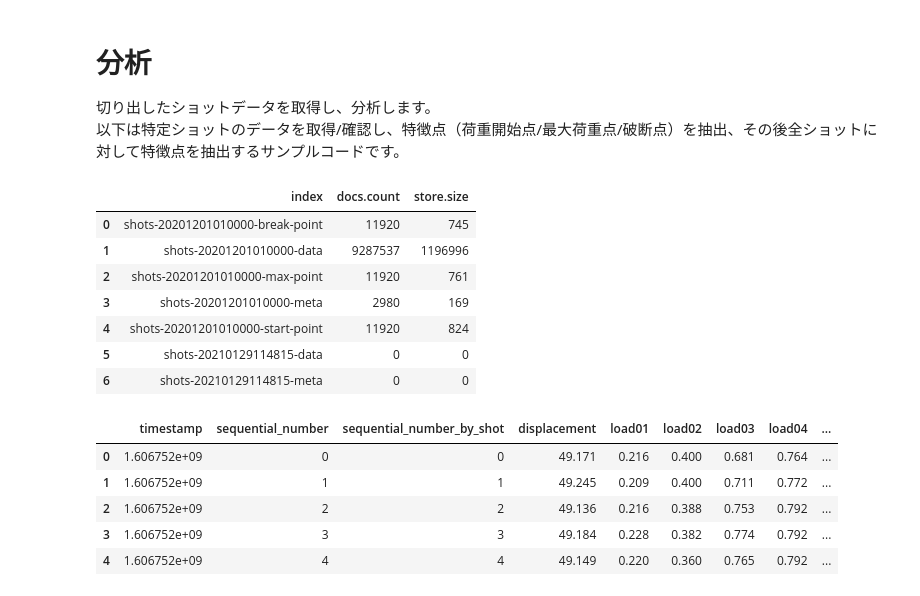
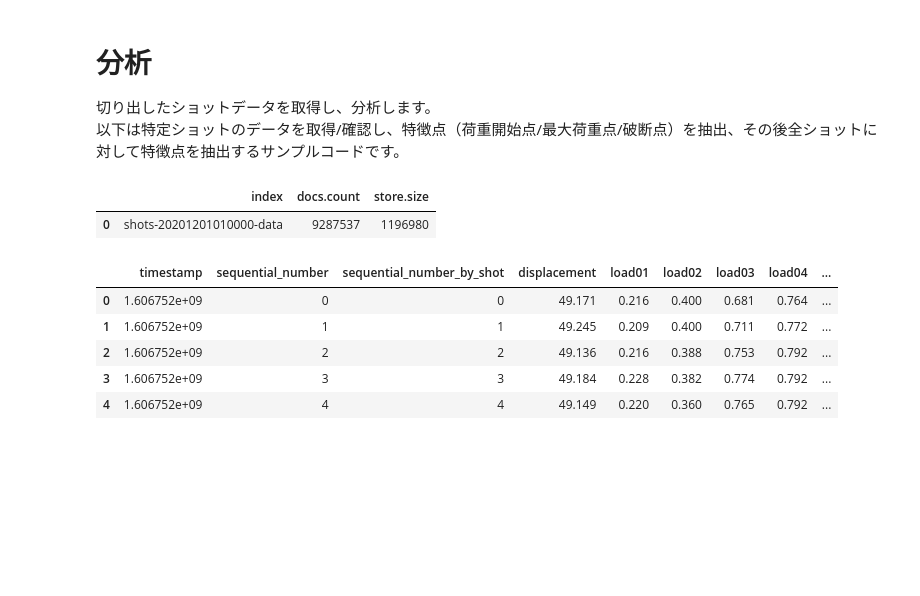
Before and after one commit to ymiyamoto5/data-analysis-platform-bak, a Jupyter notebook: notebooks/analyze.ipynb, the cells around one changed output. Drawn from its saved outputs; the diff is of its cells as text; code cells hidden in the pictures; blank space fills up the shorter version.

```diff
--- a/notebooks/analyze.ipynb
+++ b/notebooks/analyze.ipynb
@@ -14,15 +30,9 @@ from analyze.analyze import *
 # %%
 # ショットデータインデックス一覧
-ElasticManager.show_indices(index="shots-*")
+ElasticManager.show_indices(index="shots-*-data")
 # %% [output]
 |  | index | docs.count | store.size |
-| 0 | shots-20201201010000-break-point | 11920 | 745 |
-| 1 | shots-20201201010000-data | 9287537 | 1196996 |
-| 2 | shots-20201201010000-max-point | 11920 | 761 |
-| 3 | shots-20201201010000-meta | 2980 | 169 |
-| 4 | shots-20201201010000-start-point | 11920 | 824 |
-| 5 | shots-20210129114815-data | 0 | 0 |
-| 6 | shots-20210129114815-meta | 0 | 0 |
+| 0 | shots-20201201010000-data | 9287537 | 1196980 |
 # %%
 # 対象データ設定
 target = "20201201010000"
```
Also changed, not shown: parts of 5 cells of this notebook, 1 other file.
